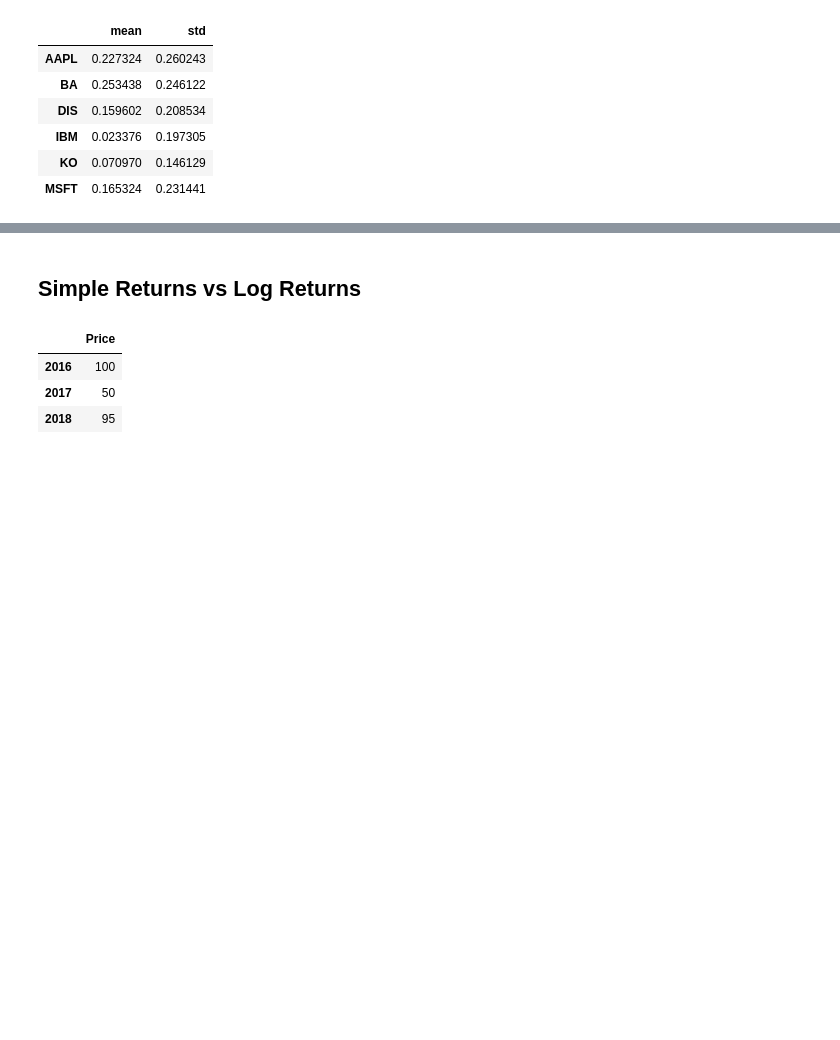
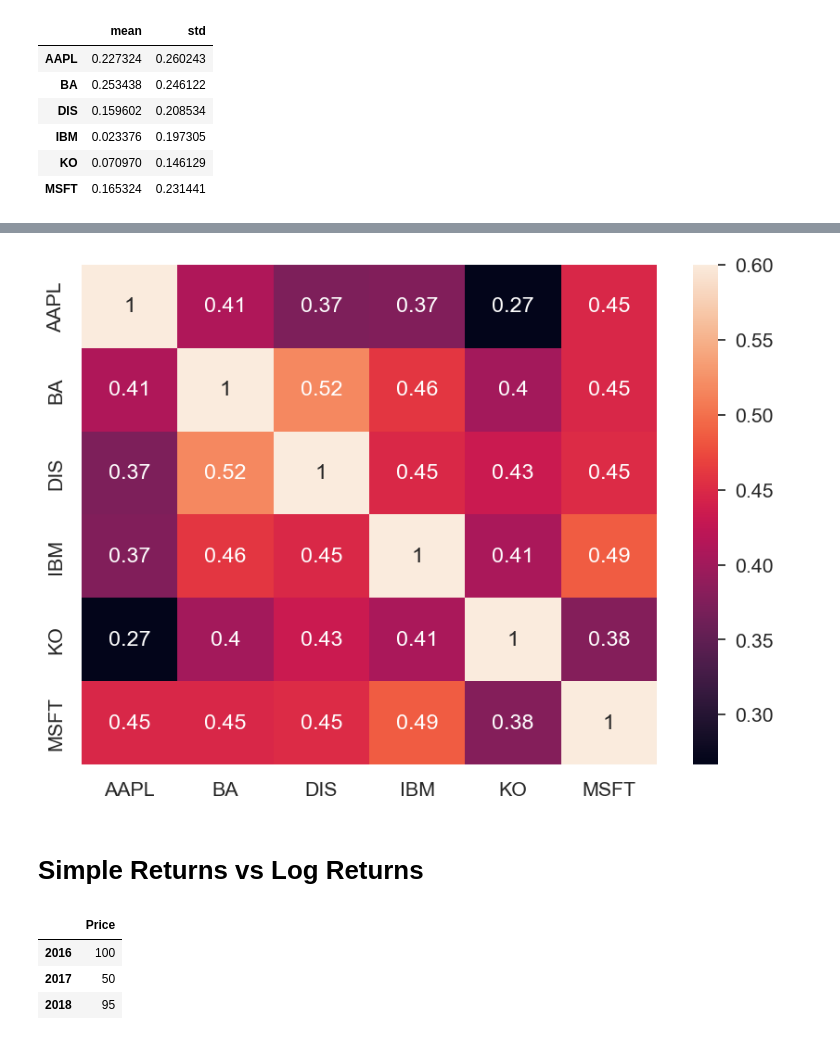
Before and after one commit to northpr/automated_trading, a Jupyter notebook: 01_basic_w_yh_finance.ipynb, the cells around one changed output, grey strips where cells are left out. Drawn from its saved outputs; the diff is of its cells as text; code cells hidden in the pictures; blank space fills up the shorter version.

```diff
--- a/01_basic_w_yh_finance.ipynb
+++ b/01_basic_w_yh_finance.ipynb
@@ -429,5 +474,14 @@ No artists with labels found to put in legend.  Note that artists whose label st
+# %%
+import seaborn as sns
+
+plt.figure(figsize=(10,7))
+sns.set(font_scale=1.4)
+sns.heatmap(ret.corr(), annot=True, vmax=0.6)
+plt.show()
+# %% [output]
+[figure, added]
 # %% [markdown]
-## Simple Returns vs Log Returns
+# Simple Returns vs Log Returns
 # %%
 df = pd.DataFrame(index=[2016,2017,2018], data=[100,50,95], columns=["Price"])
 # %%
```
Also changed, not shown: parts of 19 cells of this notebook, 2 other files.
